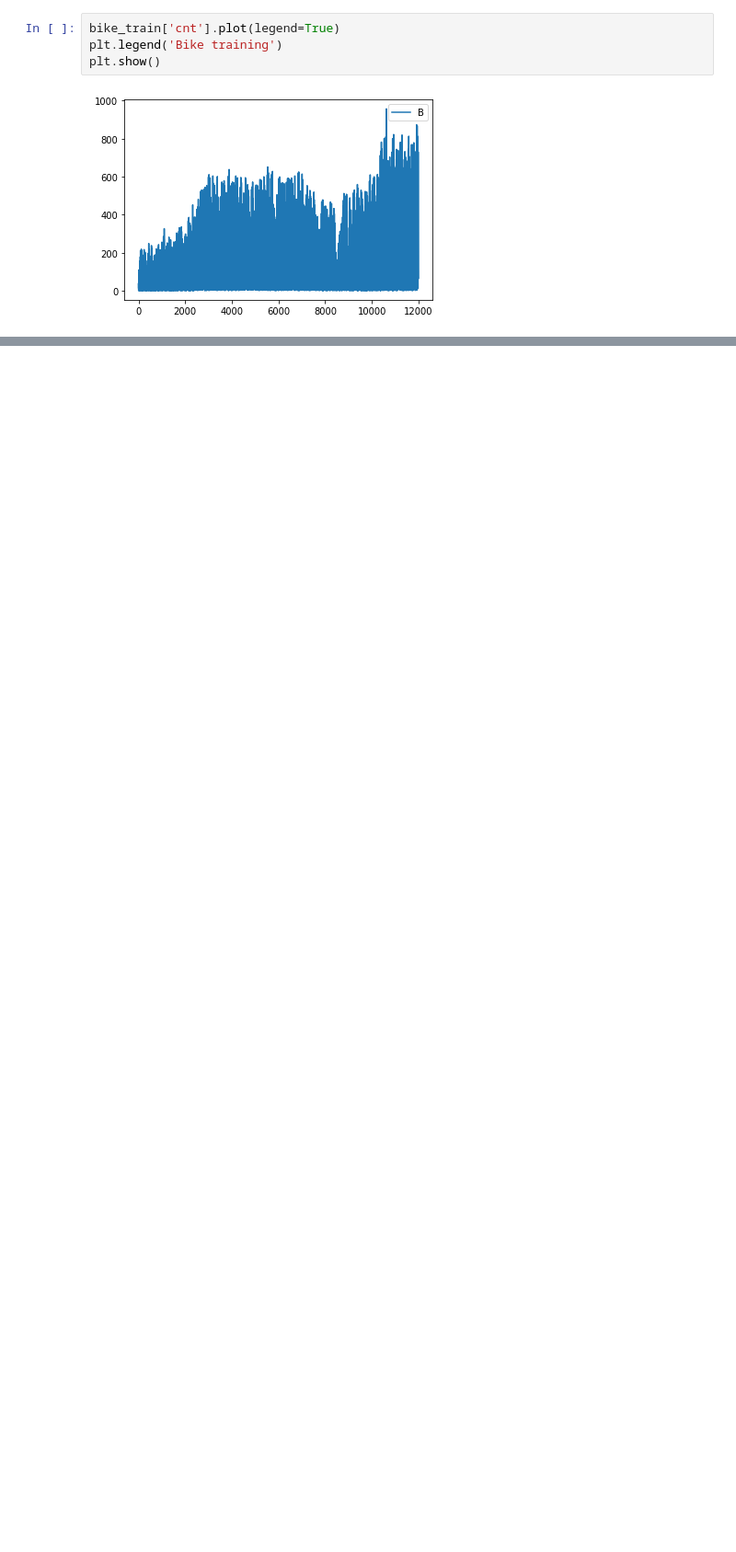
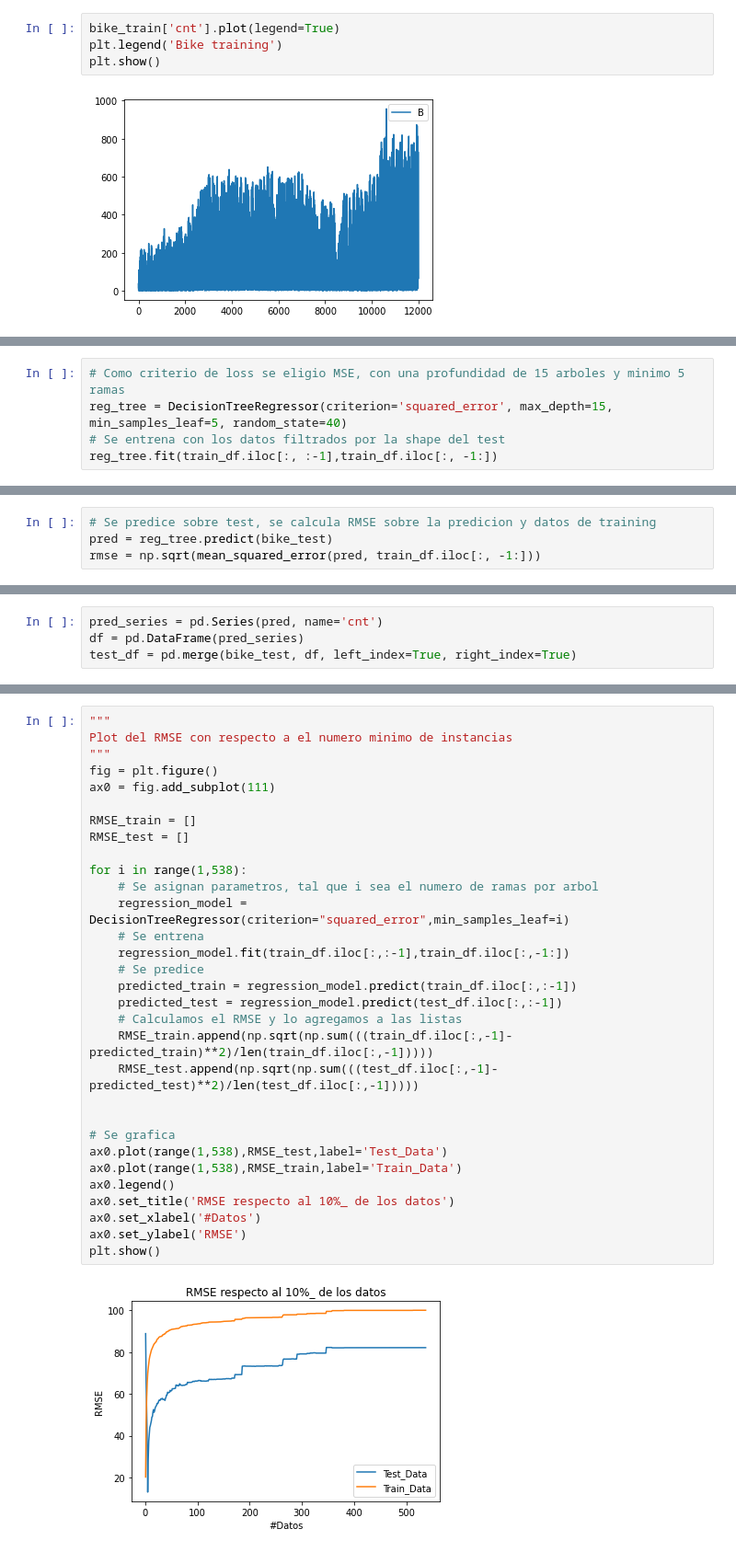
Before and after one commit to rupertsky/Datathon, a Jupyter notebook: bicycle_calc.ipynb, the cells around one changed output, grey strips where cells are left out. Shown: that part at 92% size. Saved outputs shown, nothing was run; the diff lists cells and outputs as text; blank space fills up the shorter version.

```diff
--- a/bicycle_calc.ipynb
+++ b/bicycle_calc.ipynb
@@ -213,0 +88,5 @@ prediccion = scal.inverse_transform(trainPredict_dataset)[:,0]
+# %%
+# Como criterio de loss se eligio MSE, con una profundidad de 15 arboles y minimo 5 ramas
+reg_tree = DecisionTreeRegressor(criterion='squared_error', max_depth=15, min_samples_leaf=5, random_state=40)
+# Se entrena con los datos filtrados por la shape del test
+reg_tree.fit(train_df.iloc[:, :-1],train_df.iloc[:, -1:])
@@ -213,0 +95,4 @@ prediccion = scal.inverse_transform(trainPredict_dataset)[:,0]
+# %%
+# Se predice sobre test, se calcula RMSE sobre la predicion y datos de training
+pred = reg_tree.predict(bike_test)
+rmse = np.sqrt(mean_squared_error(pred, train_df.iloc[:, -1:]))
@@ -213,0 +103,4 @@ prediccion = scal.inverse_transform(trainPredict_dataset)[:,0]
+# %%
+pred_series = pd.Series(pred, name='cnt')
+df = pd.DataFrame(pred_series)
+test_df = pd.merge(bike_test, df, left_index=True, right_index=True)
@@ -213,0 +111,33 @@ prediccion = scal.inverse_transform(trainPredict_dataset)[:,0]
+# %%
+"""
+Plot del RMSE con respecto a el numero minimo de instancias
+"""
+fig = plt.figure()
+ax0 = fig.add_subplot(111)
+
+RMSE_train = []
+RMSE_test = []
+
+for i in range(1,538):
+    # Se asignan parametros, tal que i sea el numero de ramas por arbol
+    regression_model = DecisionTreeRegressor(criterion="squared_error",min_samples_leaf=i)
+    # Se entrena
+    regression_model.fit(train_df.iloc[:,:-1],train_df.iloc[:,-1:])
+    # Se predice
+    predicted_train = regression_model.predict(train_df.iloc[:,:-1])
+    predicted_test = regression_model.predict(test_df.iloc[:,:-1])
+    # Calculamos el RMSE y lo agregamos a las listas
+    RMSE_train.append(np.sqrt(np.sum(((train_df.iloc[:,-1]-predicted_train)**2)/len(train_df.iloc[:,-1]))))
+    RMSE_test.append(np.sqrt(np.sum(((test_df.iloc[:,-1]-predicted_test)**2)/len(test_df.iloc[:,-1]))))
+
+
+# Se grafica
+ax0.plot(range(1,538),RMSE_test,label='Test_Data')
+ax0.plot(range(1,538),RMSE_train,label='Train_Data')
+ax0.legend()
+ax0.set_title('RMSE respecto al 10%_ de los datos')
+ax0.set_xlabel('#Datos')
+ax0.set_ylabel('RMSE')
+plt.show()
+# %% [output]
+[figure, added]
```
Also changed, not shown: parts of 41 cells of this notebook.
